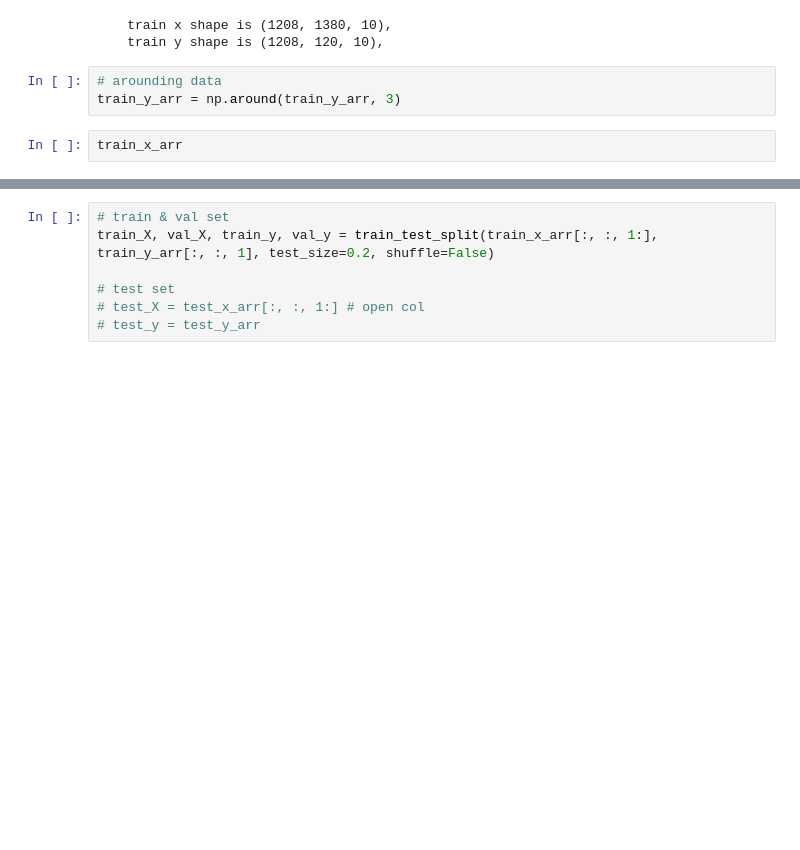
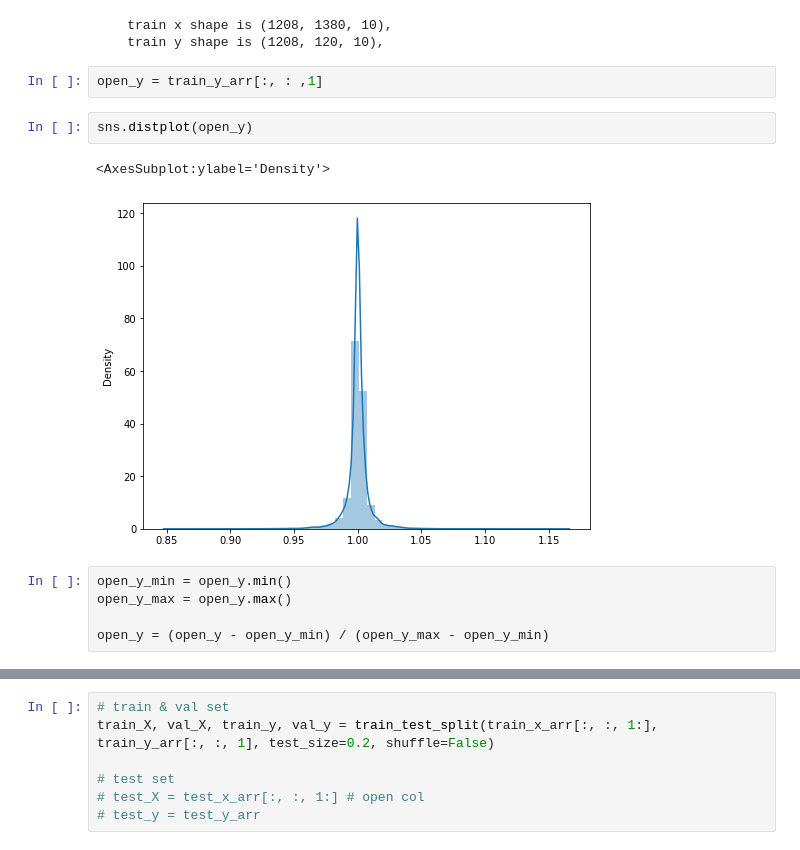
Before and after one commit to Jeongseup/DACON_BitcoinTrader, a Jupyter notebook: Pytorch_LSTM_가능성+게층화.ipynb, the cells around one changed output, grey strips where cells are left out. Cells and saved outputs as stored; diff of their text form; blank space fills up the shorter version.

```diff
--- a/Pytorch_LSTM_가능성+게층화.ipynb
+++ b/Pytorch_LSTM_가능성+게층화.ipynb
@@ -333,8 +233,15 @@ print(
 # %% [output]
     train x shape is (1208, 1380, 10),
     train y shape is (1208, 120, 10),
-# %%
-# arounding data
-train_y_arr = np.around(train_y_arr, 3)
-# %%
-train_x_arr
+# %%
+open_y = train_y_arr[:, : ,1]
+# %%
+sns.distplot(open_y)
+# %% [output]
+<AxesSubplot:ylabel='Density'>
+[figure, added]
+# %%
+open_y_min = open_y.min()
+open_y_max = open_y.max()
+
+open_y = (open_y - open_y_min) / (open_y_max - open_y_min)
```
Also changed, not shown: parts of 14 cells of this notebook, 15 other files.
